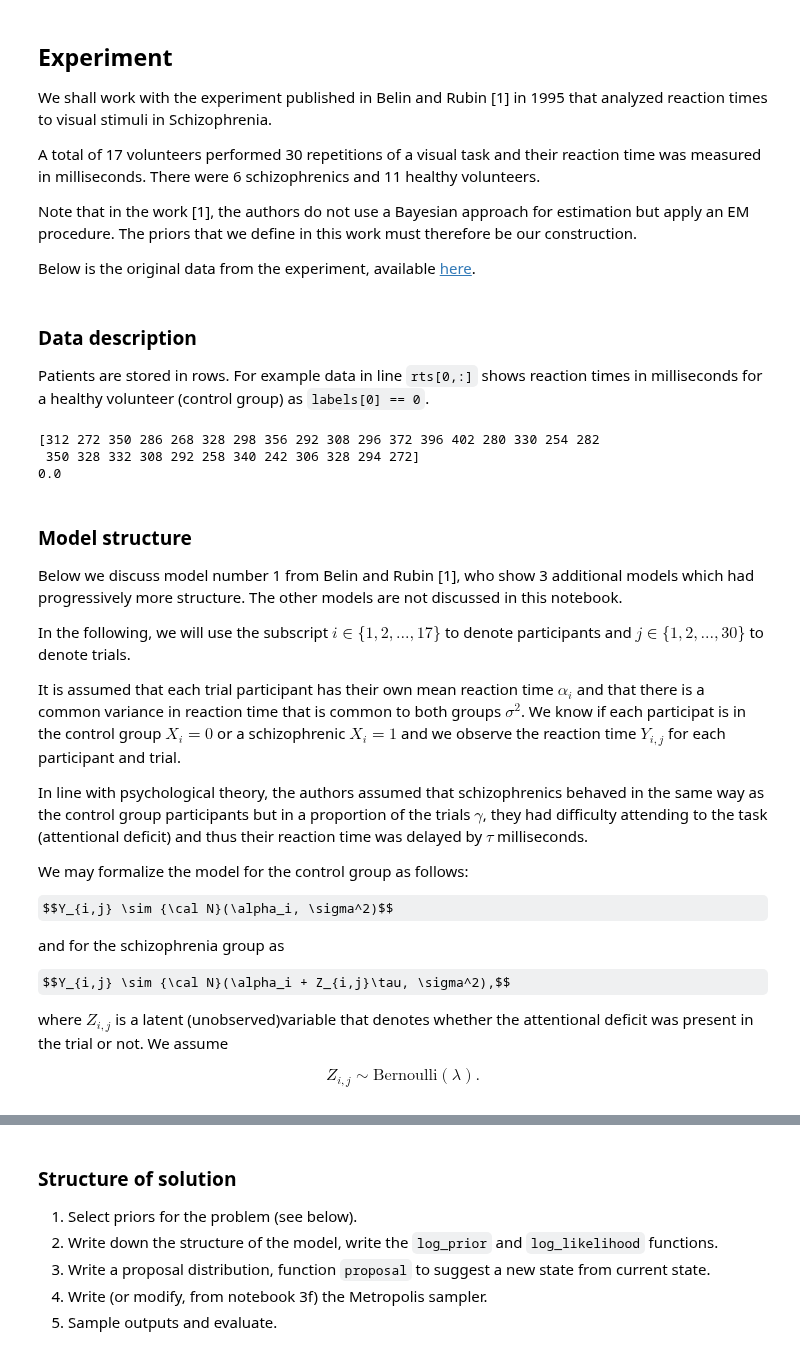
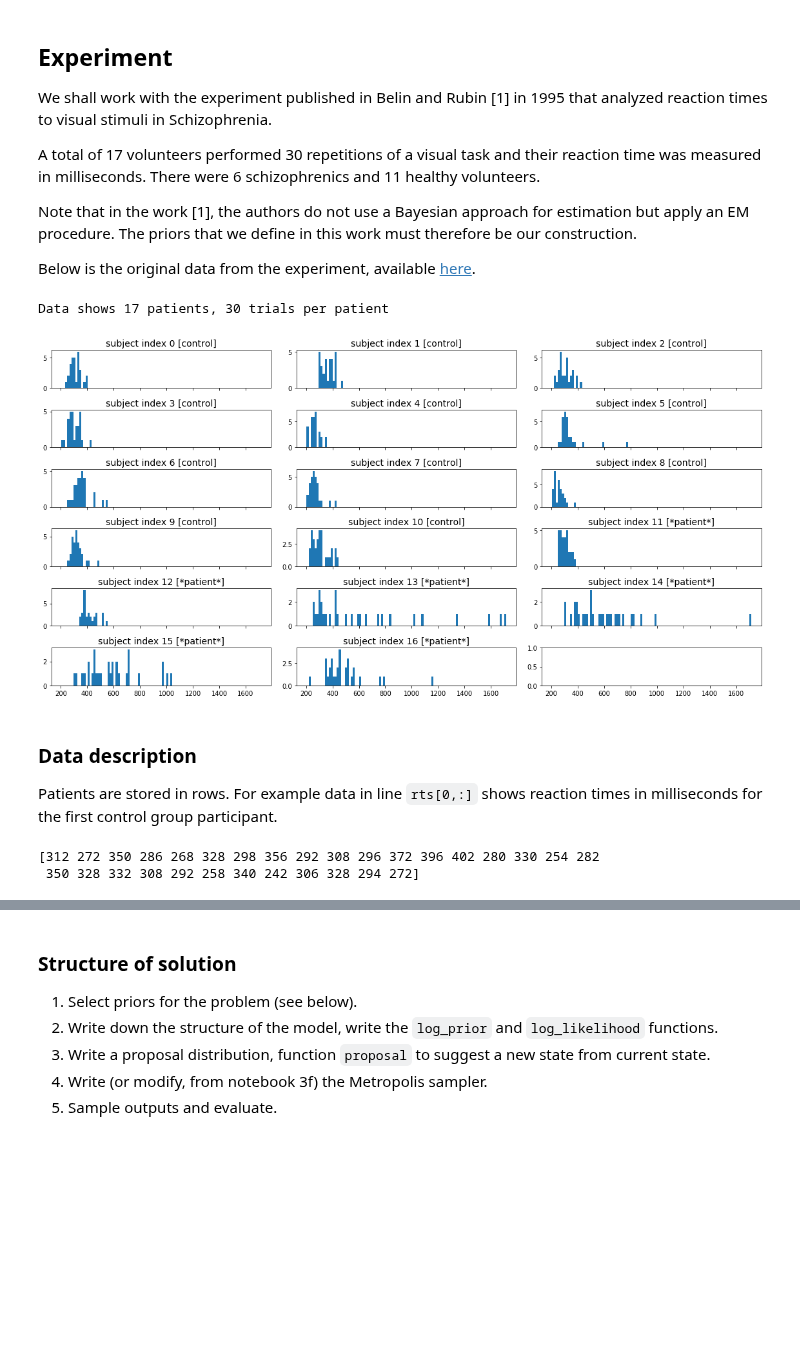
Before and after one commit to fonnesbeck/PyMC3_DataScienceLA, a Jupyter notebook: notebooks/3f.1 Case study: reaction times of schizophrenic.ipynb, the cells around one changed output, grey strips where cells are left out. Saved outputs shown, nothing was run; the diff lists cells and outputs as text; code cells hidden in the pictures; some formulas as TeX source; blank space fills up the shorter version.

Commit message:
modified model with input from Charles Lao and made further changes, added PyMC3 default

````diff
--- a/notebooks/3f.1 Case study: reaction times of schizophrenic.ipynb
+++ b/notebooks/3f.1 Case study: reaction times of schizophrenic.ipynb
@@ -46,37 +46,32 @@ def parse_data():
         cat = 0 if idx < 11 else 1
         tokens = line.split(' ')
         rts.append(list(map(int, line.split(' '))))
-    return np.array(rts), np.concatenate([np.zeros(11), np.ones(6)])
+    return np.array(rts)
 
-rts, labels = parse_data()
+reaction_times = parse_data()
+# %%
+Np, Nt = reaction_times.shape
+print('Data shows %d patients, %d trials per patient' % (Np, Nt))
+# %% [output]
+Data shows 17 patients, 30 trials per patient
+# %%
+import matplotlib.pyplot as plt
+%matplotlib inline
+
+_, axes = plt.subplots(6, 3, figsize=(16, 8), sharex=True)
+bins = np.linspace(reaction_times.min(), reaction_times.max(), 100)
+axes = axes.flatten()
+for isbj in range(Np):
+    axes[isbj].hist(reaction_times[isbj, :], bins)
+    axes[isbj].set_title('subject index %d [%s]' %(isbj, 'control' if isbj < 11 else '*patient*'), fontsize=14)
+plt.tight_layout();
+# %% [output]
+[figure, added]
 # %% [markdown]
 ### Data description
-Patients are stored in rows. For example data in line ```rts[0,:]``` shows reaction times in milliseconds for a healthy volunteer (control group) as ```labels[0] == 0```.
+Patients are stored in rows. For example data in line ```rts[0,:]``` shows reaction times in milliseconds for the first control group participant.
-# %%
-print(rts[0,:])
-print(labels[0])
-# %% [output]
-[312 272 350 286 268 328 298 356 292 308 296 372 396 402 280 330 254 282
- 350 328 332 308 292 258 340 242 306 328 294 272]
-0.0
-# %% [markdown]
-### Model structure
-Below we discuss model number 1 from Belin and Rubin [1], who show 3 additional models which had progressively more structure. The other models are not discussed in this notebook.
-
-In the following, we will use the subscript $i \in \{1, 2, ..., 17\}$ to denote participants and $j \in \{1, 2, ..., 30\}$ to denote trials.
-
-It is assumed that each trial participant has their own mean reaction time $\alpha_i$ and that there is a common variance in reaction time that is common to both groups $\sigma^2$.  We know if each participat is in the control group $X_i=0$ or a schizophrenic $X_i=1$ and we observe the reaction time $Y_{i,j}$ for each participant and trial.
-
-In line with psychological theory, the authors assumed that schizophrenics behaved in the same way as the control group participants but in a proportion of the trials $\gamma$, they had difficulty attending to the task (attentional deficit) and thus their reaction time was delayed by $\tau$ milliseconds.
-
-We may formalize the model for the control group as follows:
-
-$$Y_{i,j} \sim {\cal N}(\alpha_i, \sigma^2)$$
-
-and for the schizophrenia group as
-
-$$Y_{i,j} \sim {\cal N}(\alpha_i + Z_{i,j}\tau, \sigma^2),$$
-
-where $Z_{i,j}$ is a latent (unobserved)variable that denotes whether the attentional deficit was present in the trial or not.  We assume
-
-$$Z_{i,j} \sim \text{Bernoulli}(\lambda).$$
+# %%
+print(reaction_times[0,:])
+# %% [output]
+[312 272 350 286 268 328 298 356 292 308 296 372 396 402 280 330 254 282
+ 350 328 332 308 292 258 340 242 306 328 294 272]
````
Also changed, not shown: parts of 16 cells of this notebook.
